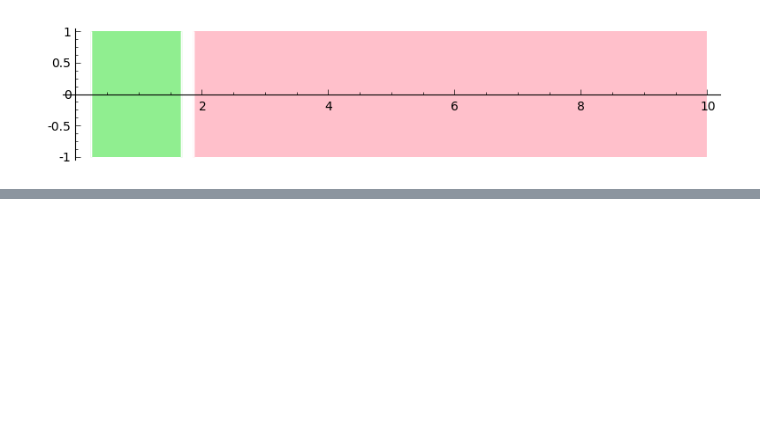
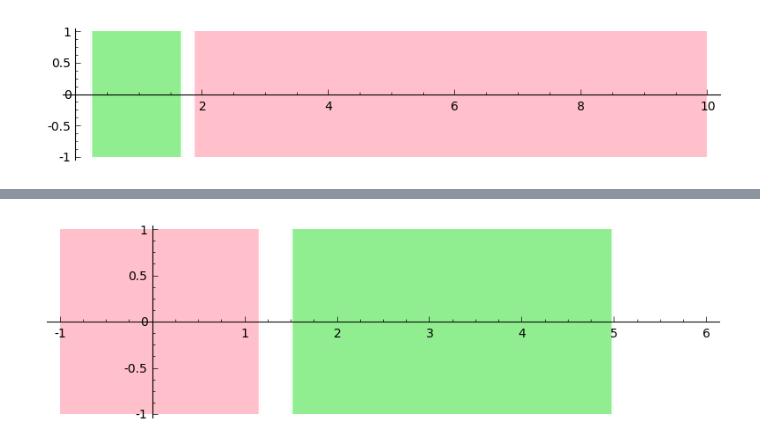
Before and after one commit to twright/Logic-of-Behaviour-in-Uncertain-Contexts, a Jupyter notebook: Whelks and lobsters context signals.ipynb, the cells around one changed output, grey strips where cells are left out. Cells and saved outputs as stored; diff of their text form; code cells hidden in the pictures; blank space fills up the shorter version.

```diff
--- a/Whelks and lobsters context signals.ipynb
+++ b/Whelks and lobsters context signals.ipynb
@@ -584,0 +635,2 @@ sig.plot()
+# %%
+sig1 = csig.refined_signal(1)
@@ -584,0 +656,4 @@ sig.plot()
+# %%
+sig1.plot()
+# %% [output]
+[figure, added]
```
Also changed, not shown: parts of 29 cells of this notebook, 26 other files.
